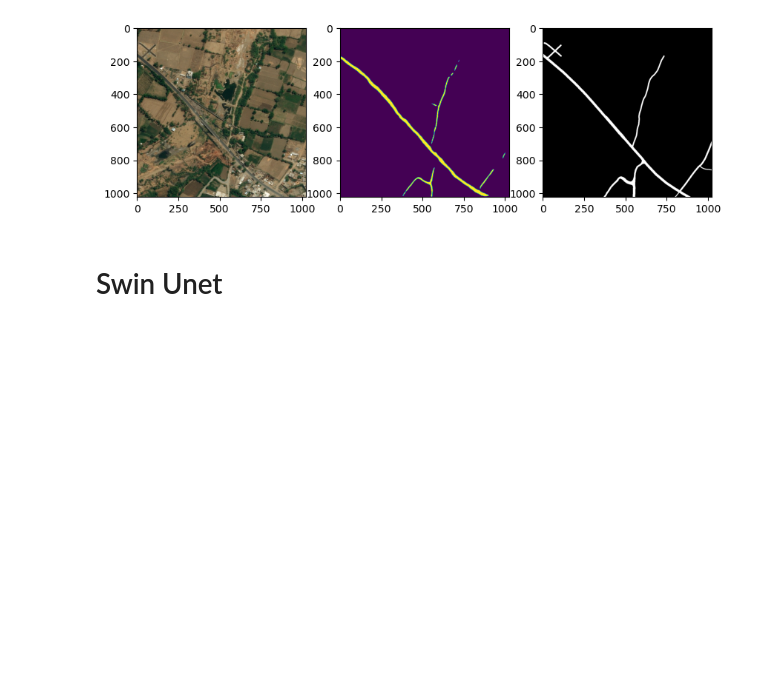
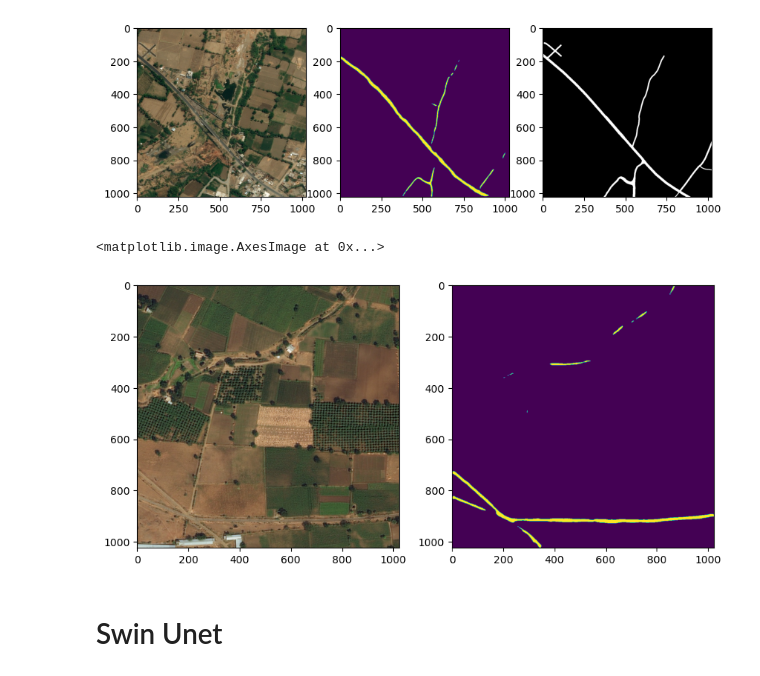
Before and after one commit to obennet/road-extraction-swin-unet, a Jupyter notebook: RoadExtraction.ipynb, the cells around one changed output. Saved outputs shown, nothing was run; the diff lists cells and outputs as text; code cells hidden in the pictures; blank space fills up the shorter version.

Commit message:
swin unet running

```diff
--- a/RoadExtraction.ipynb
+++ b/RoadExtraction.ipynb
@@ -319,6 +319,15 @@ axis[2].imshow(val_mask)
 # %% [output]
 <matplotlib.image.AxesImage at 0x...>
 [figure]
+# %%
+test_img = Image.open("./RoadExtractionDataset/test/501414_sat.jpg")
+pred = predict_img(saved_unet_model, test_img, 'cpu', out_threshold=0.5)
+figure,axis = plt.subplots(1,2,figsize=(10,10))
+axis[0].imshow(test_img)
+axis[1].imshow(pred)
+# %% [output]
+<matplotlib.image.AxesImage at 0x...>
+[figure, added]
 # %% [markdown]
 # Swin Unet
 # %%
```
Also changed, not shown: parts of 8 cells of this notebook.
